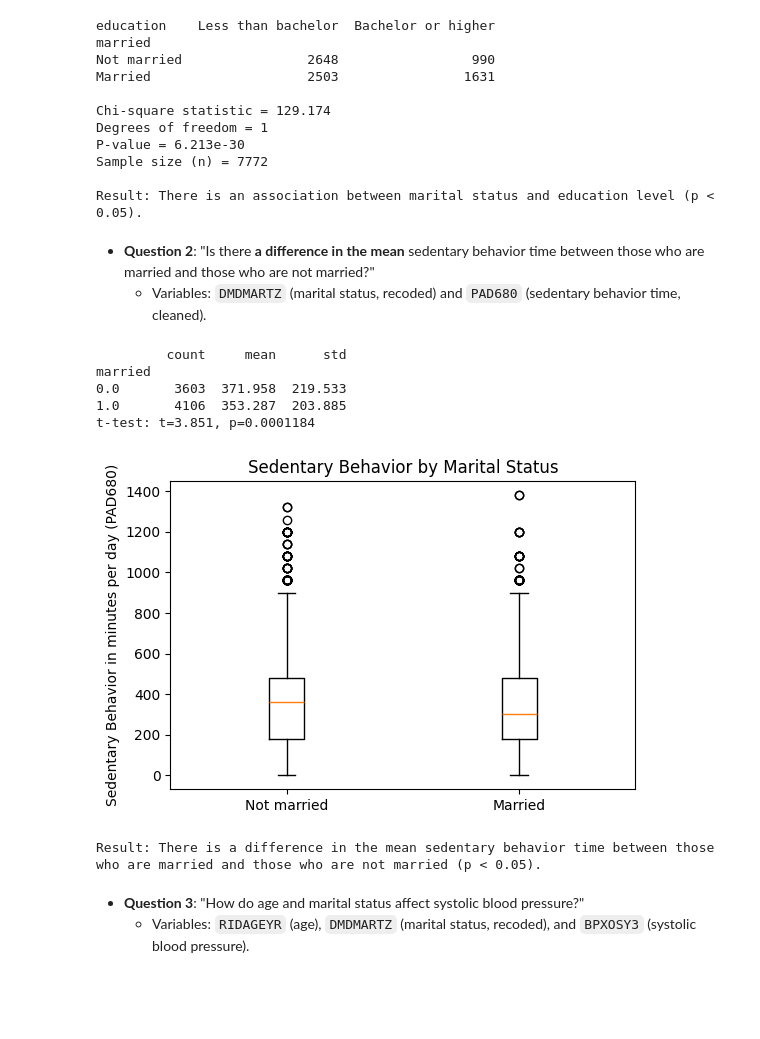
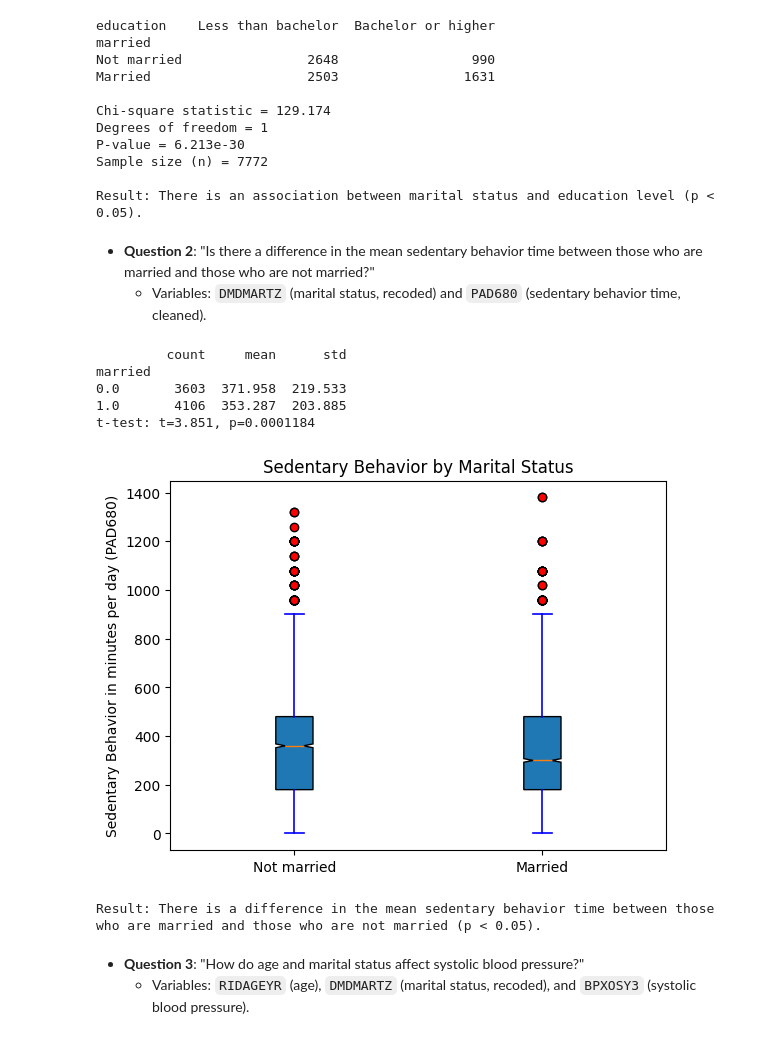
Before and after one commit to angelh-16/nhanes_inferential_2021_23, a Jupyter notebook: nhanes_inferential_2021_23_python.ipynb, the cells around one changed output. Cells and saved outputs as stored; diff of their text form; code cells hidden in the pictures; blank space fills up the shorter version.

```diff
--- a/nhanes_inferential_2021_23_python.ipynb
+++ b/nhanes_inferential_2021_23_python.ipynb
@@ -279,42 +283,50 @@ Sample size (n) = 7772
 
 Result: There is an association between marital status and education level (p < 0.05).
 # %% [markdown]
-   - **Question 2**: "Is there **a difference in the mean** sedentary behavior time between those who are married and those who are not married?"
+- **Question 2**: "Is there a difference in the mean sedentary behavior time between those who are married and those who are not married?"
      - Variables: `DMDMARTZ` (marital status, recoded) and `PAD680` (sedentary behavior time, cleaned).
 # %%
-# Merge married and education together and drop missing values
+# Merge varibles together and drop missing values
 q2 = merged[['married','PAD680']].dropna()
 
 # Create a table with two varibles
 table = q2.groupby('married')['PAD680'].agg(['count','mean','std']).round(3)
 mar0 = q2.loc[q2['married'] == 0, 'PAD680']  # Not married
 mar1 = q2.loc[q2['married'] == 1, 'PAD680']  # Married
 
 # Conduct t test
 t, p = stats.ttest_ind(mar0, mar1, equal_var=False)
 print(table)
 print(f"t-test: t={t:.3f}, p={p:.4g}")
 print()
 
 # Generate boxplot
-plt.figure(figsize=(6,4))
-plt.boxplot([mar0.values, mar1.values], labels=['Not married', 'Married'])
+plt.figure()
+box = plt.boxplot(
+    [mar0.values, mar1.values],
+    labels=['Not married', 'Married'],
+    notch=True,
+    patch_artist=True,  # allows coloring,
+    whiskerprops=dict(color='blue', linewidth=1.2),
+    capprops=dict(color='blue', linewidth=1.2),
+    flierprops=dict(marker='o', markerfacecolor='red', markersize=6, linestyle='none')
+)
 plt.ylabel('Sedentary Behavior in minutes per day (PAD680)')
 plt.title('Sedentary Behavior by Marital Status')
 plt.show()
 
 # Results
 if p < 0.05:
     print("\nResult: There is a difference in the mean sedentary behavior time between those who are married and those who are not married (p < 0.05).")
 else:
     print("\nResult: There is no difference in the mean sedentary behavior time between those who are married and those who are not married (p ≥ 0.05).")
 # %% [output]
          count     mean      std
 married
 0.0       3603  371.958  219.533
 1.0       4106  353.287  203.885
 t-test: t=3.851, p=0.0001184
-[figure, old version]
+[figure, new version]
 Result: There is a difference in the mean sedentary behavior time between those who are married and those who are not married (p < 0.05).
 # %% [markdown]
    - **Question 3**: "How do age and marital status affect systolic blood pressure?"
```
Also changed, not shown: parts of 5 cells of this notebook.
